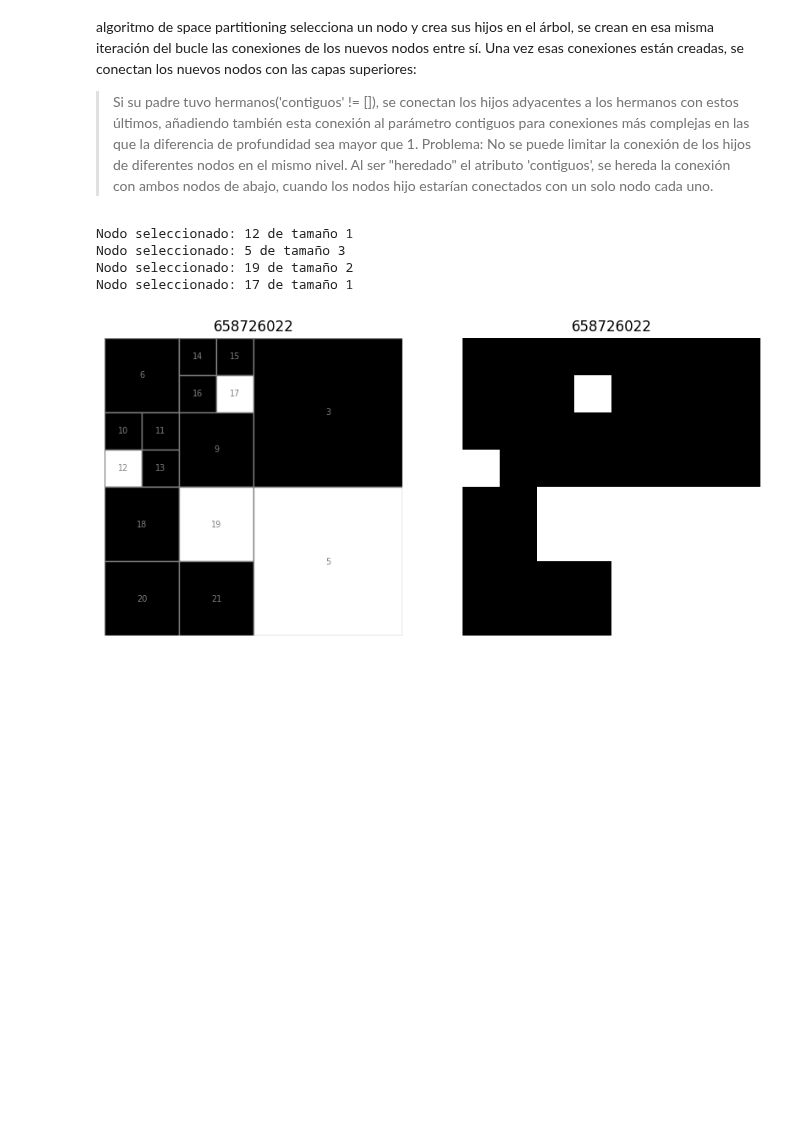
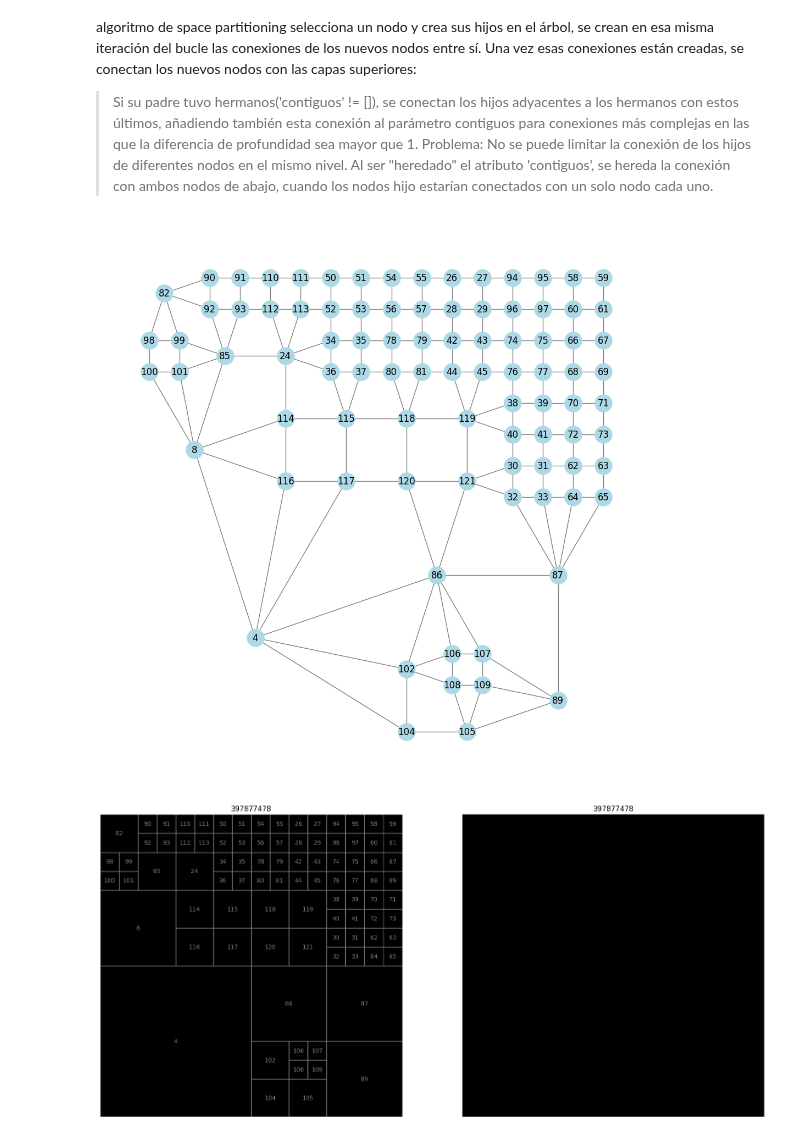
Before and after one commit to MarioPG21/TFG_generacion_mazmorras, a Jupyter notebook: Space Partitioning/Space_Partitioning.ipynb, the cells around one changed output. Drawn from its saved outputs; the diff is of its cells as text; code cells hidden in the pictures; blank space fills up the shorter version.

```diff
--- a/Space Partitioning/Space_Partitioning.ipynb
+++ b/Space Partitioning/Space_Partitioning.ipynb
@@ -52,7 +52,7 @@ Problema: No se puede limitar la conexión de los hijos de diferentes nodos en e
 # %%
 import random
 
-def formar_particion_estado_4(n, semilla = None):
+def formar_particion_estado_4(n, d=5, semilla = None):
 
     # Para conseguir reproducibilidad, podemos introducir una semilla al algoritmo.
     if semilla is not None:
@@ -77,7 +77,7 @@ def formar_particion_estado_4(n, semilla = None):
         profundidad = nx.shortest_path_length(A, source=1,target=selec)+1
         count = 0
 
-        while profundidad == 5:
+        while profundidad == d:
             selec = random.choice(lista_hojas)
             profundidad = nx.shortest_path_length(A, source=1,target=selec)+1
             count += 1
@@ -629,26 +631,26 @@ class Cuadrado():
 # %%
-def crear_mazmorra_space_part(arquitectura, npart = 20, nsalas = 5, guardar = False):
-    A, semilla = formar_particion_estado_4(npart)
-    cuadrado = Cuadrado(A, semilla=semilla)
+def crear_mazmorra_space_part(arquitectura, npart = 20, prof = 5, nsalas = 5, guardar = False):
+    A, semilla = formar_particion_estado_4(npart, d = prof)
+    cuadrado = Cuadrado(A,semilla=semilla)
+    #cuadrado.imprimir_estructura()
     cuadrado.formar_grafo()
-    if arquitectura == 'clasica':
-        cuadrado.crear_mazmorra_clasica(nsalas)
+    cuadrado.dibujar_grafo()
+    #cuadrado.crear_mazmorra_clasica(nsalas)
     cuadrado.dibujar(guardar=guardar)
 # %%
 arquitectura = 'clasica'
-npart = 5
-nsalas = 4
+npart = 30
+prof = 5
+nsalas = 5
 guardar = False
 
 crear_mazmorra_space_part(
     arquitectura=arquitectura,
     npart=npart,
+    prof=prof,
     nsalas=nsalas,
     guardar=guardar
 )
 # %% [output]
-Nodo seleccionado: 12 de tamaño 1
-Nodo seleccionado: 5 de tamaño 3
-Nodo seleccionado: 19 de tamaño 2
-Nodo seleccionado: 17 de tamaño 1
-[figure, old version]
+[figure, new version]
+[figure, added]
```
Also changed, not shown: parts of 1 cell of this notebook.
